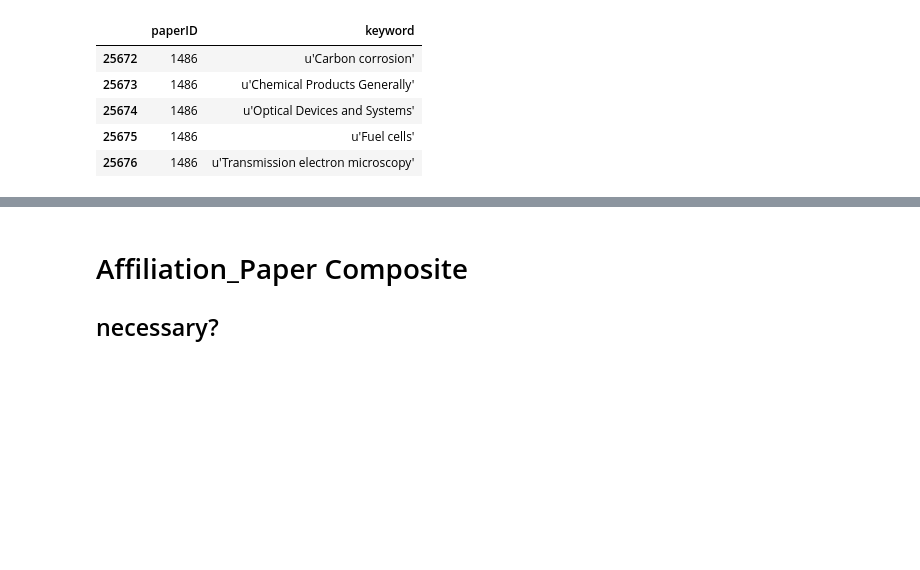
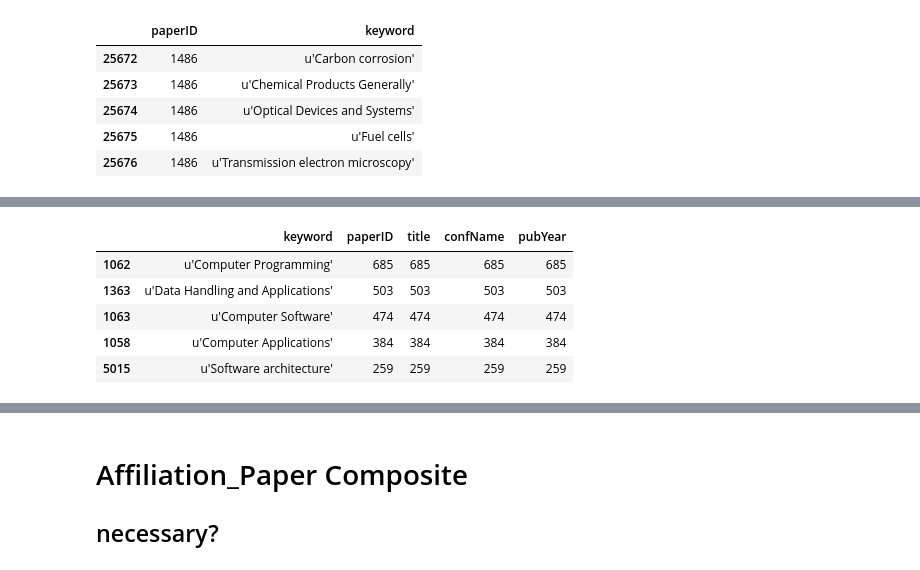
Before and after one commit to noveroa/DataBases, a Jupyter notebook: sqlStart/newSqlNotebooknew_compositesadded.ipynb, the cells around one changed output, grey strips where cells are left out. Cells and saved outputs as stored; diff of their text form; code cells hidden in the pictures; blank space fills up the shorter version.

```diff
--- a/sqlStart/newSqlNotebooknew_compositesadded.ipynb
+++ b/sqlStart/newSqlNotebooknew_compositesadded.ipynb
@@ -276,0 +349,9 @@ pk.merge(paperDF[['paperID', 'confName']], on = 'paperID').head(15)
+# %%
+KeywordFreq.head()
+# %% [output]
+|  | keyword | paperID | title | confName | pubYear |
+| 1062 | u'Computer Programming' | 685 | 685 | 685 | 685 |
+| 1363 | u'Data Handling and Applications' | 503 | 503 | 503 | 503 |
+| 1063 | u'Computer Software' | 474 | 474 | 474 | 474 |
+| 1058 | u'Computer Applications' | 384 | 384 | 384 | 384 |
+| 5015 | u'Software architecture' | 259 | 259 | 259 | 259 |
```
Also changed, not shown: parts of 14 cells of this notebook, 4 other files.
